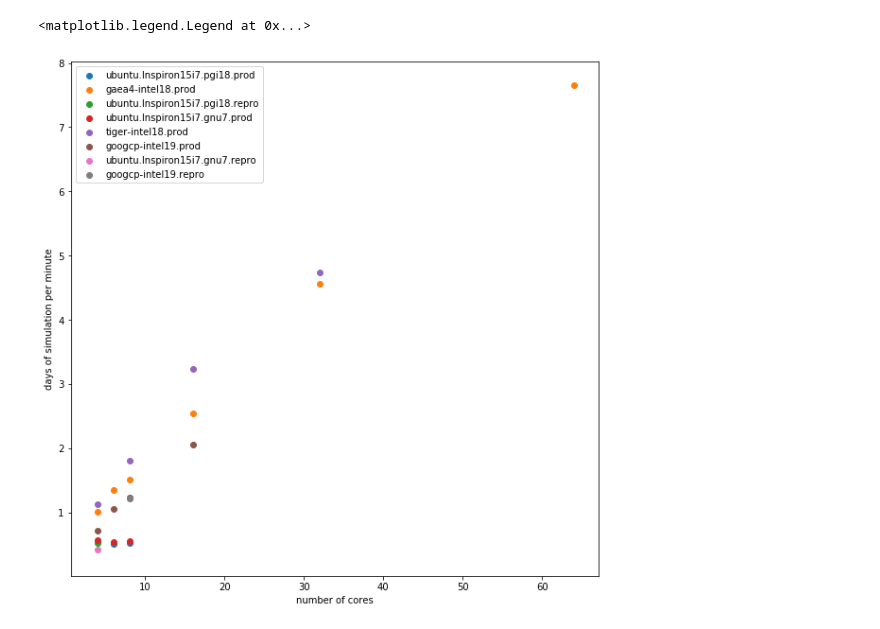
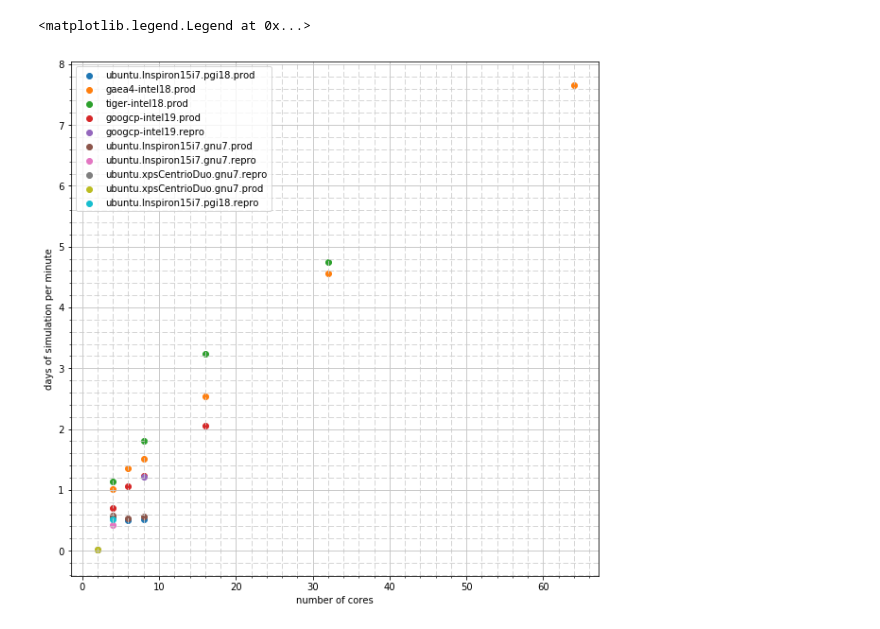
Before and after one commit to tahvildarzadeh/platforms, a Jupyter notebook: mom6/exps/scaling.ipynb, the cells around one changed output. Saved outputs shown, nothing was run; the diff lists cells and outputs as text; code cells hidden in the pictures.

```diff
--- a/mom6/exps/scaling.ipynb
+++ b/mom6/exps/scaling.ipynb
@@ -44,12 +44,15 @@ for stdout in stdouts:
 # %%
 plt.figure(figsize=(10,10))
 for k, v in table.items():
-    if('Duo' not in k):
-        plt.scatter(*zip(*v),label=k)
+#    if('Duo' not in k):
+    plt.scatter(*zip(*v),label=k)
 
 plt.xlabel('number of cores')
 plt.ylabel('days of simulation per minute')
+plt.grid(True,which='major',linestyle='-', color='0.75')
+plt.grid(True,which='minor',linestyle='--',color='0.80')
+plt.minorticks_on()
 plt.legend()
 # %% [output]
 <matplotlib.legend.Legend at 0x...>
-[figure, old version]
+[figure, new version]
```
Also changed, not shown: parts of 1 cell of this notebook.
